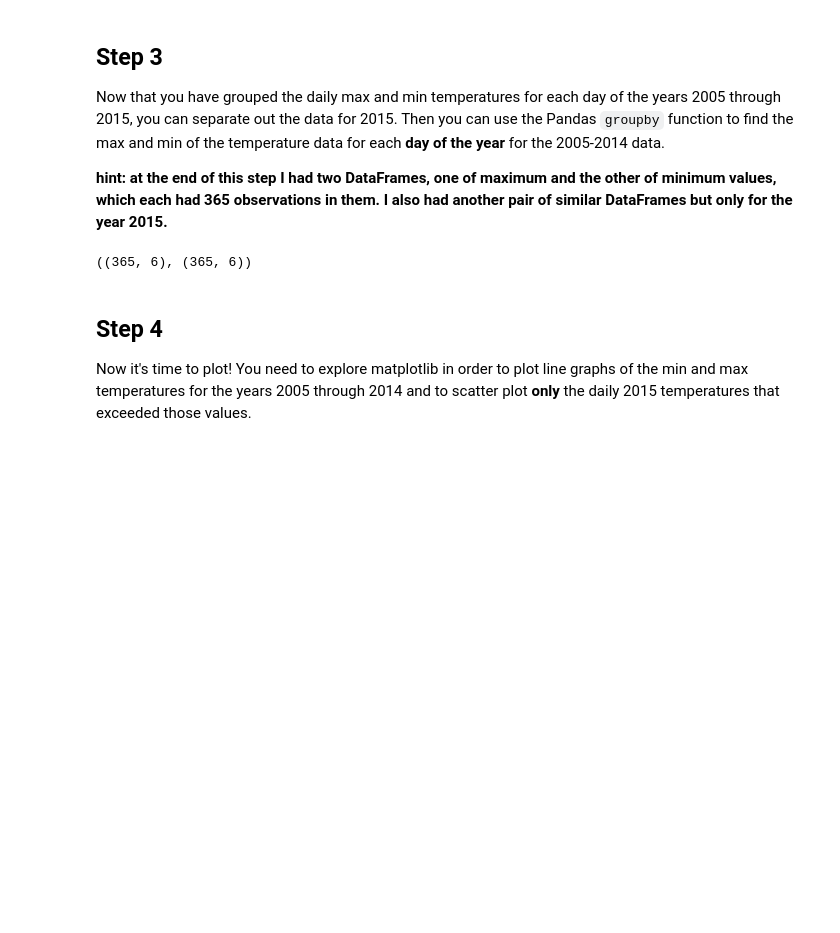
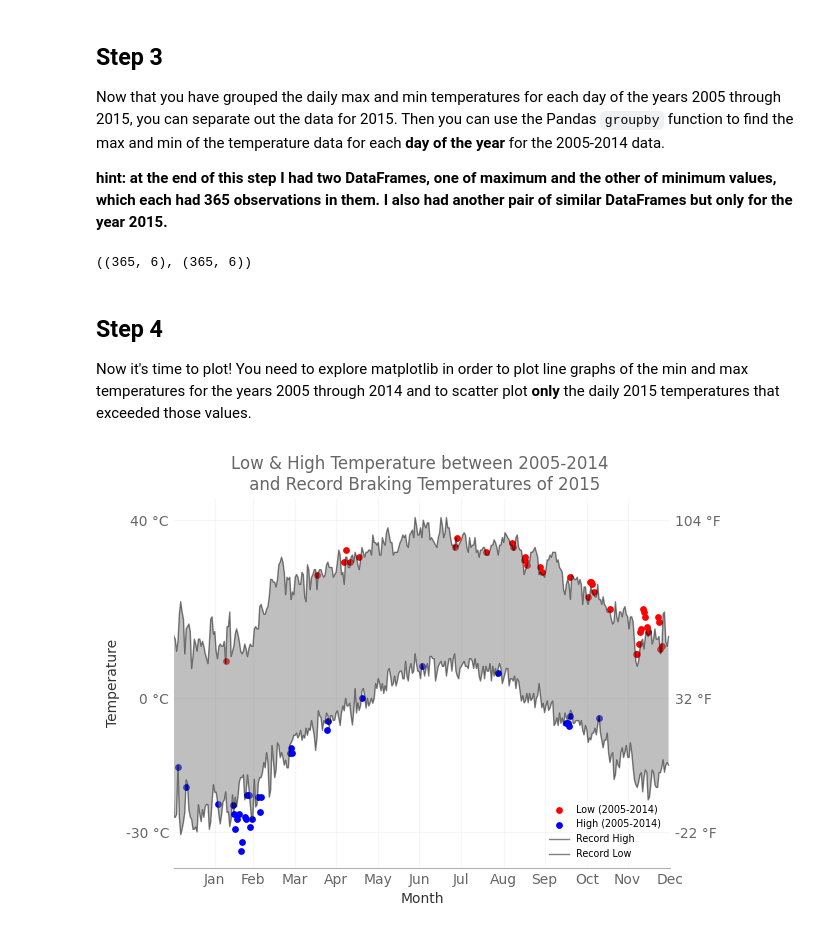
Before and after one commit to Abdoelabassi/Michigan-python-data-science, a Jupyter notebook: Applied-Plotting-Charting-Data_Representation/Week2/course2_assignment2/assignment2.ipynb, the cells around one changed output. Cells and saved outputs as stored; diff of their text form; code cells hidden in the pictures; blank space fills up the shorter version.

Commit message:
final plot

```diff
--- a/Applied-Plotting-Charting-Data_Representation/Week2/course2_assignment2/assignment2.ipynb
+++ b/Applied-Plotting-Charting-Data_Representation/Week2/course2_assignment2/assignment2.ipynb
@@ -127,16 +127,16 @@ Now that you have grouped the daily max and min temperatures for each day of the
 __hint: at the end of this step I had two DataFrames, one of maximum and the other of minimum values, which each had 365 observations in them. I also had another pair of similar DataFrames but only for the year 2015.__
 # %%
 # calculate the minimum and maximum values for the day of the year for 2005 through 2014
-max_temps_2005_2014 = max_temps[(max_temps["Date"] >= "2005-01-01") & (max_temps["Date"] < "2014-12-31")]
-min_temps_2005_2014 = min_temps[(min_temps["Date"] >= "2005-01") & (min_temps["Date"] <= "2014-12-31")]
+max_temps_2005_2014 = max_temps[(max_temps["Date"] >= "2005-01-01") & (max_temps["Date"] < "2015-01-01")]
+min_temps_2005_2014 = min_temps[(min_temps["Date"] >= "2005-01") & (min_temps["Date"] < "2015-01-01")]
 max_temps_2005_2014 = max_temps_2005_2014.groupby(["Month", "Day"]).max()
 min_temps_2005_2014 = min_temps_2005_2014.groupby(["Month", "Day"]).min()
 
 # calculate the minimum and maximum values for the years 2015
 max_temps["Year"] = max_temps["Date"].dt.year
 min_temps["Year"] = min_temps["Date"].dt.year
-max_temp_2015 = max_temps[max_temps["Year"] == 2015]
-max_temps_2015 = max_temp_2015.groupby(["Month", "Day"]).max()
+max_temps_2015 = max_temps[max_temps["Year"] == 2015]
+max_temps_2015 = max_temps_2015.groupby(["Month", "Day"]).max()
 min_temps_2015 = min_temps[min_temps["Year"] == 2015]
 min_temps_2015 = min_temps_2015.groupby(["Month", "Day"]).min()
 max_temps_2015.shape, min_temps_2015.shape
@@ -152,0 +148,80 @@ from calendar import month_abbr
+# %%
+import matplotlib.pyplot as plt
+import numpy as np
+from calendar import month_abbr
+
+high_record = np.where(max_temps_2015["Data_Value"] > max_temps_2005_2014["Data_Value"])
+low_record = np.where(min_temps_2015["Data_Value"] < min_temps_2005_2014["Data_Value"])
+
+x_ticks = (pd.date_range("1/1/2015", "31/12/2015", freq="M") - pd.DateOffset(days=1) + pd.Timedelta("1D")).strftime("%-j").astype(int)
+x_ticks_labels = pd.to_datetime(x_ticks, format="%j").strftime("%b")
+
+
+# matplotlib
+# % matplotlib notebook
+plt.figure()
+ax1 = plt.gca()
+ax2 = ax1.twinx()
+
+plt.scatter(high_record, max_temps_2015.iloc[high_record]["Data_Value"].values, c="r", s=15)
+plt.scatter(low_record, min_temps_2015.iloc[low_record]["Data_Value"].values, c="b", s=15)
+
+ax2.plot(max_temps_2005_2014["Data_Value"].values, "-", c="k", alpha=0.5, linewidth=1)
+ax2.plot(min_temps_2005_2014["Data_Value"].values, "-", c="k", alpha=0.5, linewidth=1)
+ax2.fill_between(range(len(max_temps_2005_2014)), min_temps_2005_2014["Data_Value"], max_temps_2005_2014["Data_Value"]
+                 , facecolors="grey", alpha=0.5)
+ax2.set_xlim(1,365)
+ax2.set_xticks(x_ticks)
+ax2.set_xticklabels(x_ticks_labels, alpha = 0.6)
+ax1.set_xticklabels(x_ticks_labels, alpha = 0.6)
+ax2.set_title('Low & High Temperature between 2005-2014 \n and Record Braking Temperatures of 2015', alpha =0.6)
+
+# Set y tick Labels
+axlim = ax1.set_ylim(-380,450)
+yticks = pd.Series([-300,0,400])
+ax1.set_yticks(yticks)
+# yticks = (ax.get_yticks() / 10).astype(int)
+ylabels = pd.Series(yticks/10).astype(int).astype(str) + ' °C'
+ax1.set_yticklabels(ylabels, alpha = 0.6)
+
+# Secondary y-axis labels
+#Convert to fahrenheit from celcius
+ax2.set_ylim(axlim)
+ax2.set_yticks(yticks)
+yticks_ax2 = (yticks/10 *  (9/5) + 32).astype(int)
+ylabels_ax2 = pd.Series(yticks_ax2).astype(int).astype(str) + ' °F'
+ax2.set_yticklabels(ylabels_ax2, alpha = 0.6)
+
+# Shaded Gray background
+# start = pd.Series(xticks).iloc[::2]
+# end = pd.Series(xticks).iloc[1::2]
+# for s, e in zip(start, end):
+#     ax1.axvspan(s,e, alpha=0.02, color='k', linewidth = 0)
+
+ax1.grid(True, alpha = 0.1)
+
+
+# invisible Frame
+for spine in ax2.spines:
+    ax2.spines[spine].set_visible(False)
+for spine in ax1.spines:
+    ax1.spines[spine].set_visible(False)
+
+ax1.spines['bottom'].set_visible(True)
+ax1.spines['bottom'].set_alpha(0.3)
+
+# Removing Ticks
+ax1.tick_params(axis=u'both', which=u'both',length=0)
+ax2.tick_params(axis=u'both', which=u'both',length=0)
+
+# Labels
+ax1.set_xlabel('Month', alpha = 0.8)
+ax1.set_ylabel('Temperature' , alpha = 0.8)
+
+# legend
+leg = ax2.legend(loc=4,labels = ['Low (2005-2014)','High (2005-2014)','Record High','Record Low'], frameon = False, fontsize = 'x-small')
+plt.show()
+
+# put your plotting code here!
+# %% [output]
+[figure, added]
```
Also changed, not shown: parts of 2 cells of this notebook.
